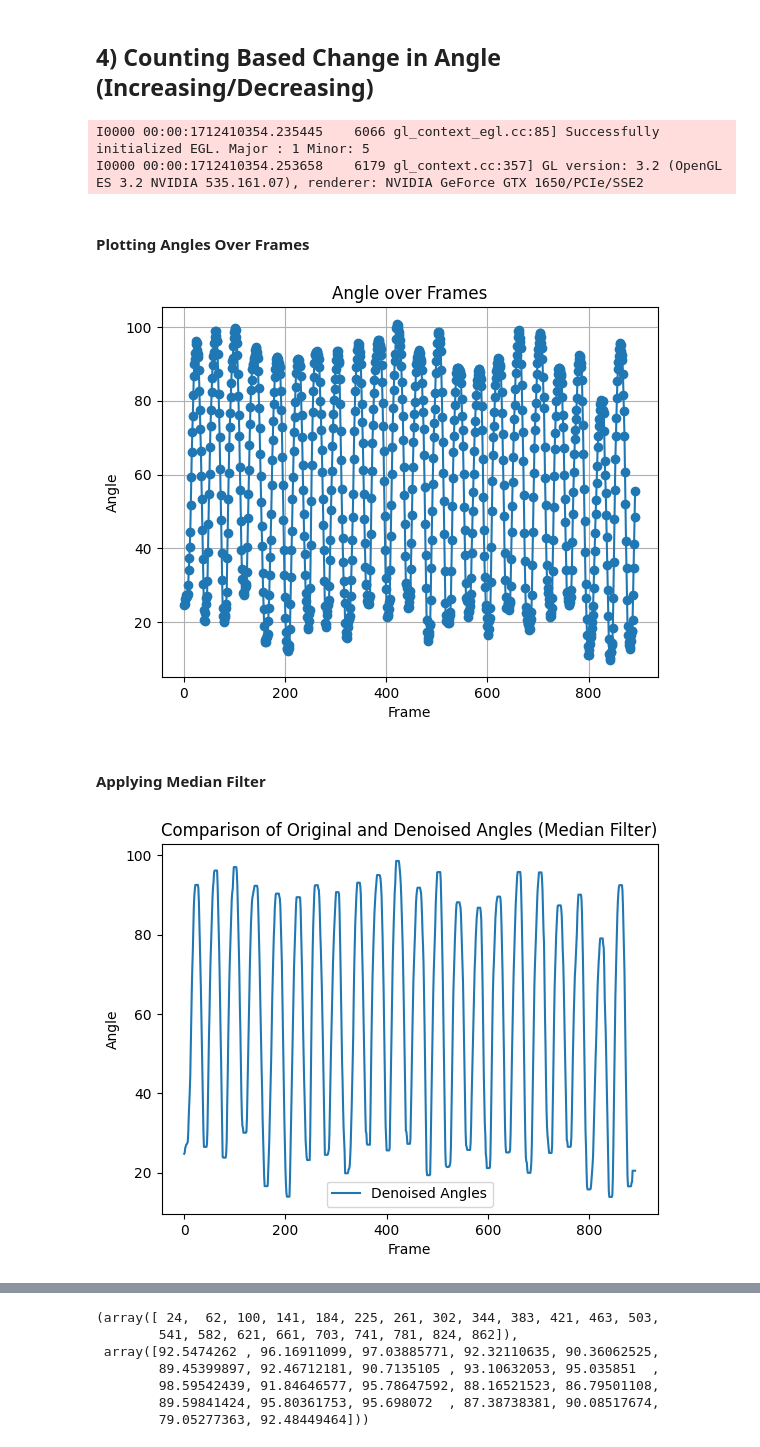
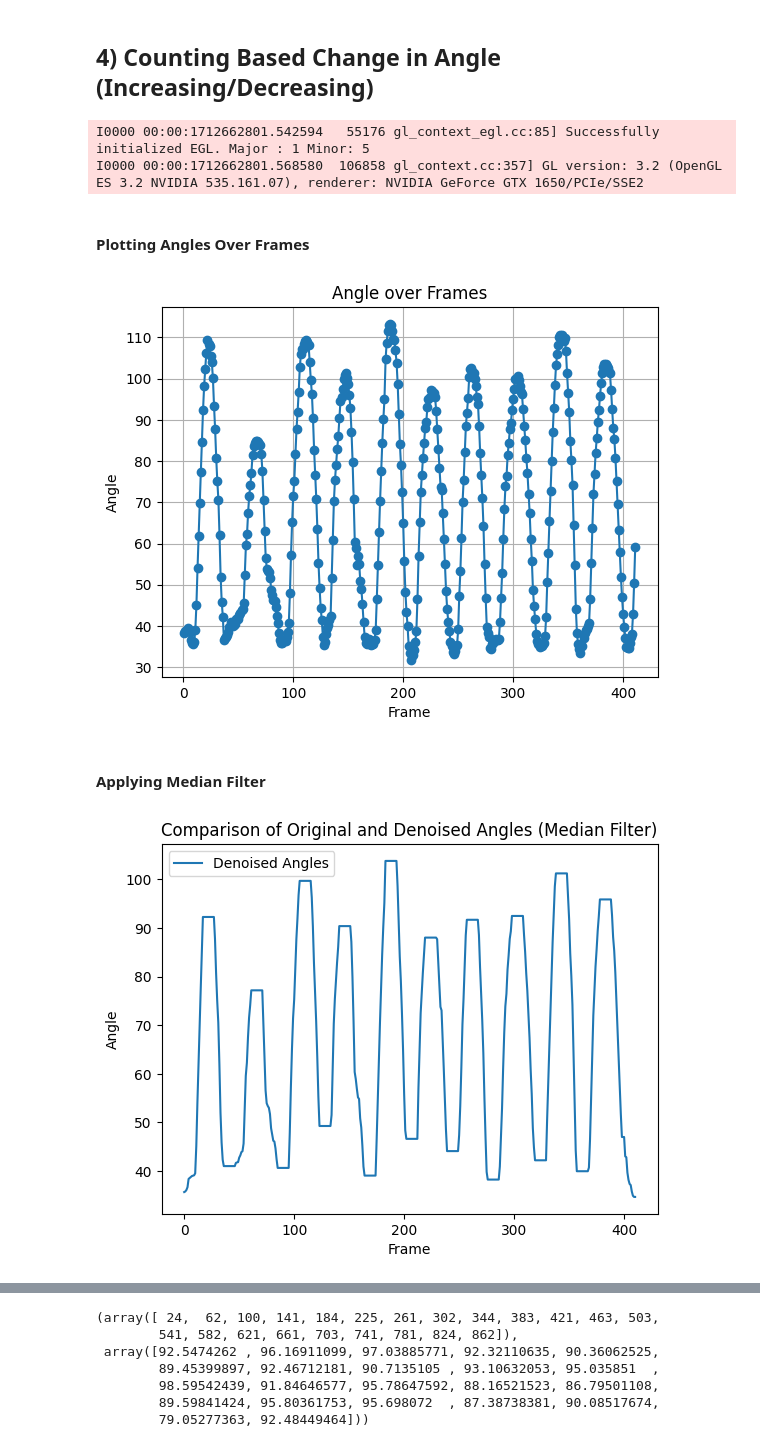
Before and after one commit to amromeshref/Workout-Form-Assessment, a Jupyter notebook: notebook/Counting Cycles - Lateral Raise.ipynb, the cells around one changed output, grey strips where cells are left out. Cells and saved outputs as stored; diff of their text form; code cells hidden in the pictures.

```diff
--- a/notebook/Counting Cycles - Lateral Raise.ipynb
+++ b/notebook/Counting Cycles - Lateral Raise.ipynb
@@ -208,7 +207,7 @@ plt.show()
 ## 4) Counting Based Change in Angle (Increasing/Decreasing)
 # %%
 #cap = cv2.VideoCapture(0)
-cap = cv2.VideoCapture("/media/amro/944A72844A726342/E-JUST/Mine/Year3/S1/Seminar/Testtt/Lateral Raise/1/0/18B.mp4")
+cap = cv2.VideoCapture("../data/external/self_collected_data/lateral_raise/criteria_1/0/29B.mp4")
 #23,11,13
 # Curl counter variables
 counter = 0
@@ -289,8 +288,8 @@ with mp_pose.Pose(min_detection_confidence=0.5, min_tracking_confidence=0.5) as
     cap.release()
     cv2.destroyAllWindows()
 # %% [output]
-I0000 00:00:1712410354.235445    6066 gl_context_egl.cc:85] Successfully initialized EGL. Major : 1 Minor: 5
-I0000 00:00:1712410354.253658    6179 gl_context.cc:357] GL version: 3.2 (OpenGL ES 3.2 NVIDIA 535.161.07), renderer: NVIDIA GeForce GTX 1650/PCIe/SSE2
+I0000 00:00:1712662801.542594   55176 gl_context_egl.cc:85] Successfully initialized EGL. Major : 1 Minor: 5
+I0000 00:00:1712662801.568580  106858 gl_context.cc:357] GL version: 3.2 (OpenGL ES 3.2 NVIDIA 535.161.07), renderer: NVIDIA GeForce GTX 1650/PCIe/SSE2
 # %% [markdown]
 #### Plotting Angles Over Frames
 # %%
@@ -310,32 +309,32 @@ plt.grid(True)
 # Show plot
 plt.show()
 # %% [output]
-[figure, old version]
+[figure, new version]
 # %% [markdown]
 #### Applying Median Filter
 # %%
 # Assuming 'angles_series' is the pandas Series containing angles over frames
 
 # Define the window size for the median filter (adjust as needed)
-window_size = 11
+window_size = 21
 
 # Apply median filter to the angles_series
 denoised_angles = medfilt(angles, kernel_size=window_size)
 
 # Plot the original and denoised angles
 #plt.plot(angles, label='Original Angles')
 plt.plot(denoised_angles, label='Denoised Angles')
 
 # Set labels and title
 plt.xlabel('Frame')
 plt.ylabel('Angle')
 plt.title('Comparison of Original and Denoised Angles (Median Filter)')
 plt.legend()
 
 # Show plot
 plt.show()
 # %% [output]
-[figure, old version]
+[figure, new version]
 # %%
 # Assuming 'angles_series' is the pandas Series containing angles over frames
 
```
Also changed, not shown: parts of 9 cells of this notebook, 1 other file.
